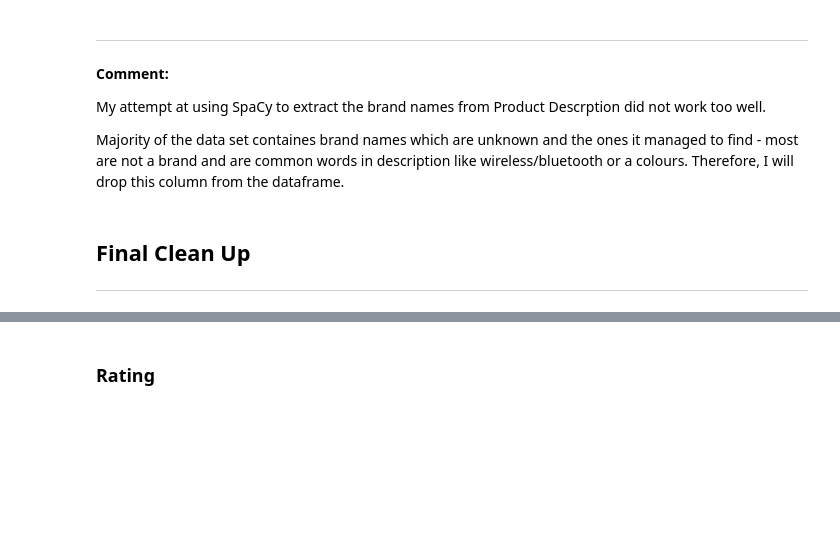
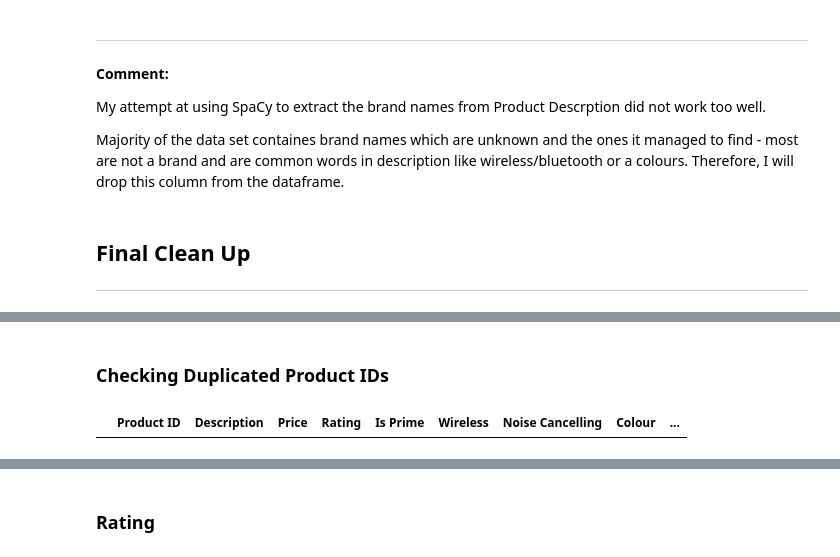
Before and after one commit to simrenbasra/Sound-Decisions, a Jupyter notebook: notebooks/01_data_collection/02-data-cleaning.ipynb, the cells around one changed output, grey strips where cells are left out. Saved outputs shown, nothing was run; the diff lists cells and outputs as text; code cells hidden in the pictures; blank space fills up the shorter version.

```diff
--- a/notebooks/01_data_collection/02-data-cleaning.ipynb
+++ b/notebooks/01_data_collection/02-data-cleaning.ipynb
@@ -500,0 +505,6 @@ df.head(10)
+# %% [markdown]
+### Checking Duplicated Product IDs
+# %%
+df[df['Product ID'].duplicated(False)].sort_values(by='Product ID')
+# %% [output]
+|  | Product ID | Description | Price | Rating | Is Prime | Wireless | Noise Cancelling | Colour | ... |
```
Also changed, not shown: parts of 34 cells of this notebook.
